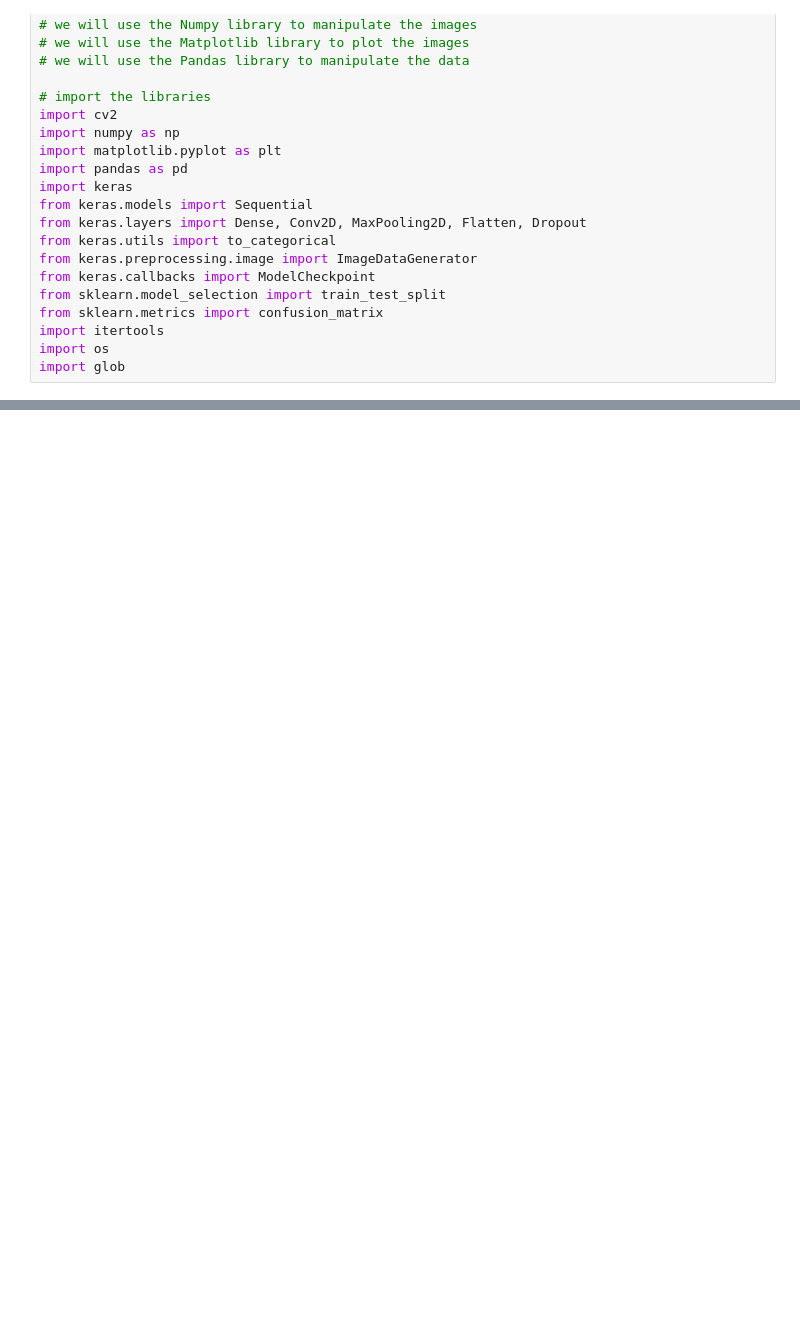
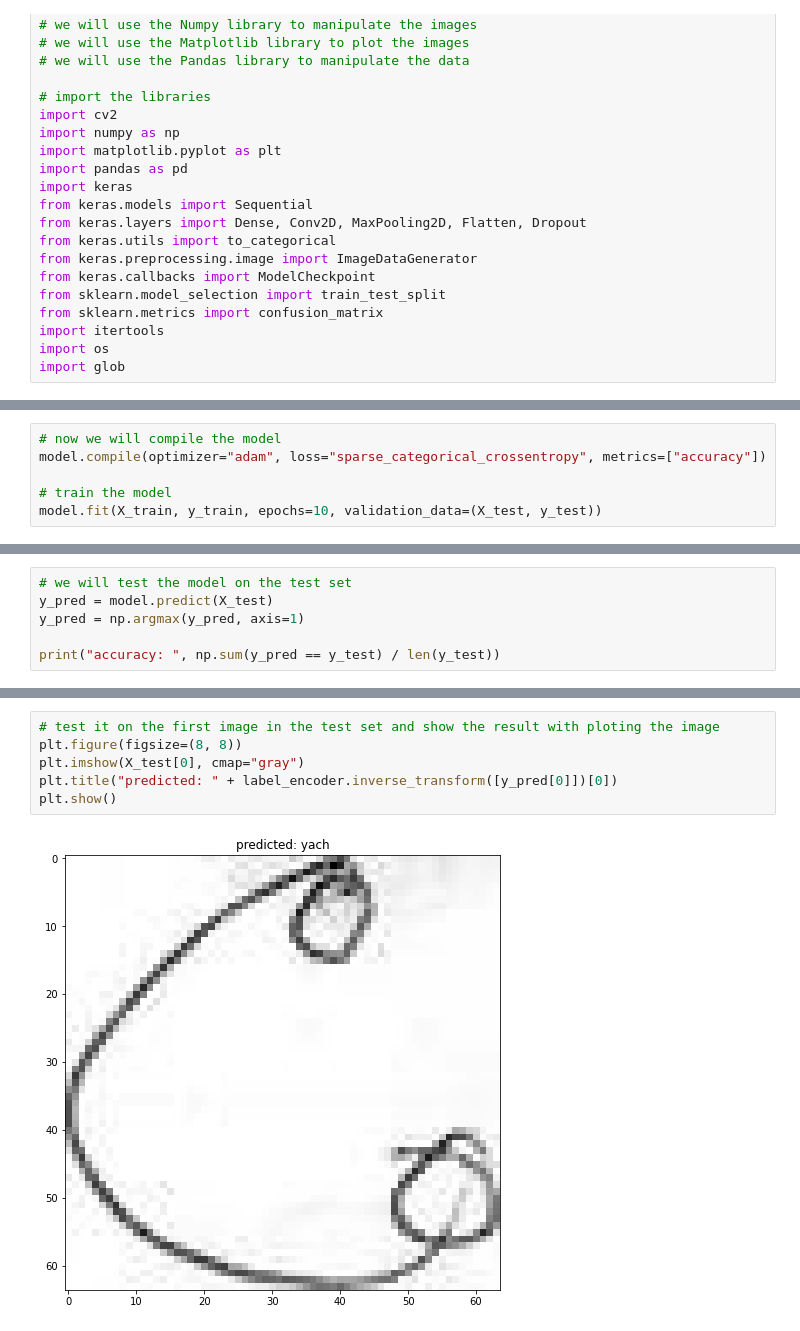
Before and after one commit to younes3334/Tifinagh-Recognition-Model, a Jupyter notebook: Builduing_model_area.ipynb, the cells around one changed output, grey strips where cells are left out. Saved outputs shown, nothing was run; the diff lists cells and outputs as text; blank space fills up the shorter version.

Commit message:
builfing the model with CNN

```diff
--- a/Builduing_model_area.ipynb
+++ b/Builduing_model_area.ipynb
@@ -30,0 +126,6 @@ dataset_dir = ""
+# %%
+# now we will compile the model
+model.compile(optimizer="adam", loss="sparse_categorical_crossentropy", metrics=["accuracy"])
+
+# train the model
+model.fit(X_train, y_train, epochs=10, validation_data=(X_test, y_test))
@@ -30,0 +154,6 @@ dataset_dir = ""
+# %%
+# we will test the model on the test set
+y_pred = model.predict(X_test)
+y_pred = np.argmax(y_pred, axis=1)
+
+print("accuracy: ", np.sum(y_pred == y_test) / len(y_test))
@@ -30,0 +163,8 @@ dataset_dir = ""
+# %%
+# test it on the first image in the test set and show the result with ploting the image
+plt.figure(figsize=(8, 8))
+plt.imshow(X_test[0], cmap="gray")
+plt.title("predicted: " + label_encoder.inverse_transform([y_pred[0]])[0])
+plt.show()
+# %% [output]
+[figure, added]
```
Also changed, not shown: parts of 7 cells of this notebook.
